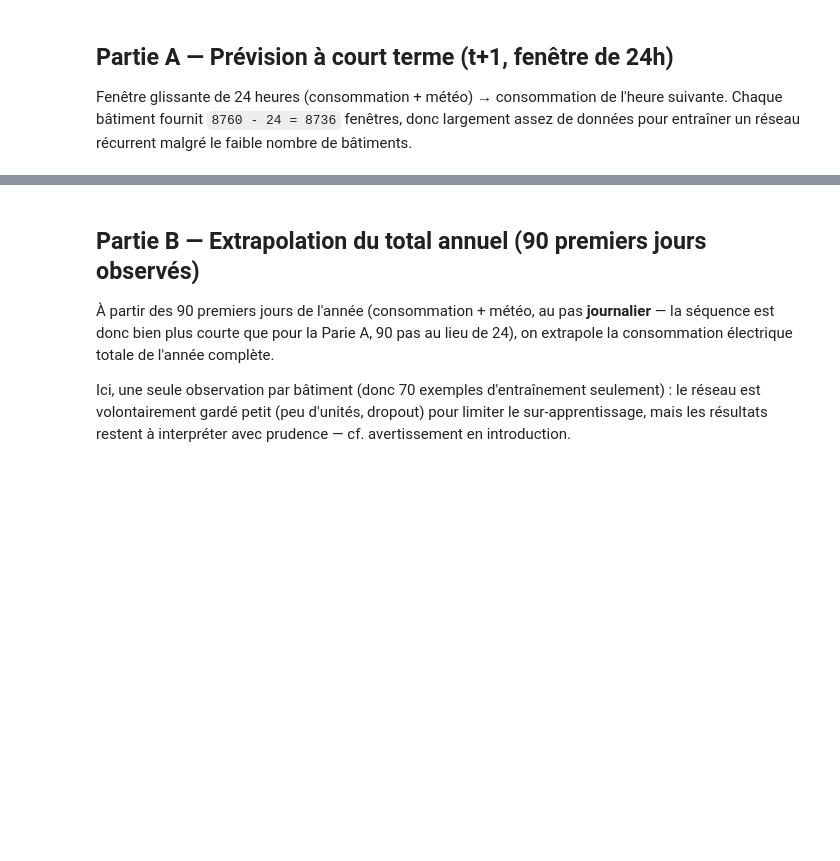
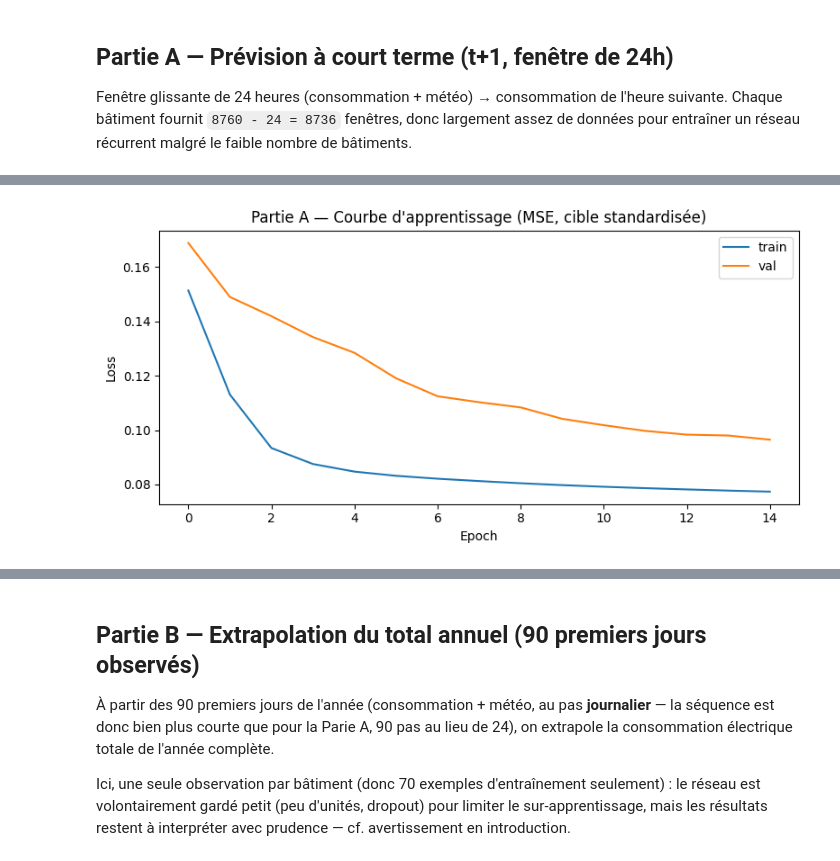
Before and after one commit to BOUBAKERAMDY/FlexiMax, a Jupyter notebook: notebooks/06_timeseries/rnn_mlp_hybrid_electricite.ipynb, the cells around one changed output, grey strips where cells are left out. Drawn from its saved outputs; the diff is of its cells as text; code cells hidden in the pictures; blank space fills up the shorter version.

```diff
--- a/notebooks/06_timeseries/rnn_mlp_hybrid_electricite.ipynb
+++ b/notebooks/06_timeseries/rnn_mlp_hybrid_electricite.ipynb
@@ -219,13 +273,15 @@ history_a = model_a.fit(
 # %%
 plt.figure(figsize=(8, 4))
 plt.plot(history_a.history["loss"], label="train")
 plt.plot(history_a.history["val_loss"], label="val")
-plt.title("Tâche A — Courbe d'apprentissage (MSE, cible standardisée)")
+plt.title("Partie A — Courbe d'apprentissage (MSE, cible standardisée)")
 plt.xlabel("Epoch")
 plt.ylabel("Loss")
 plt.legend()
 plt.tight_layout()
 plt.show()
+# %% [output]
+[figure, added]
 # %%
 pred_test_a_sc = model_a.predict([Xa_test_sc, Sa_test_sc], verbose=0)
 pred_test_a = y_scaler_a.inverse_transform(pred_test_a_sc).ravel()
```
Also changed, not shown: parts of 13 cells of this notebook.
